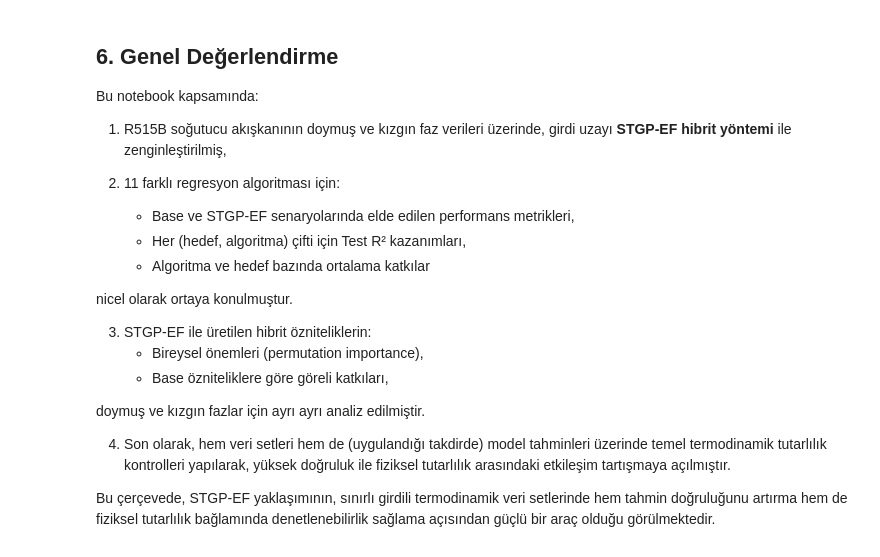
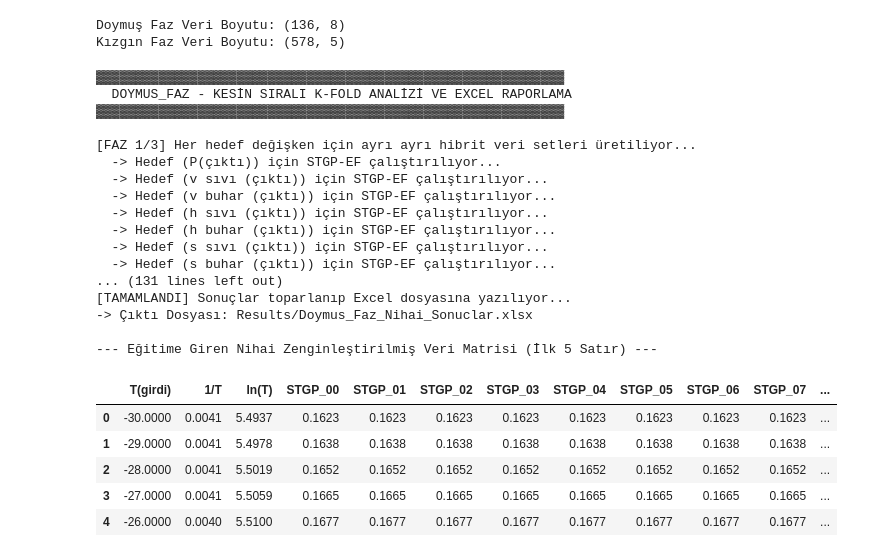
Before and after one commit to suleymangzy/Data-Engineering, a Jupyter notebook: .ipynb/Hybrid_Method.ipynb, the cells around one changed output. Saved outputs shown, nothing was run; the diff lists cells and outputs as text; code cells hidden in the pictures.

```diff
--- a/.ipynb/Hybrid_Method.ipynb
+++ b/.ipynb/Hybrid_Method.ipynb
@@ -673,30 +33,48 @@ Kızgın faz (gerçek veri) - Monotonluk özeti:
-# %% [markdown]
-## 6. Genel Değerlendirme
-
-Bu notebook kapsamında:
-
-1. R515B soğutucu akışkanının doymuş ve kızgın faz verileri üzerinde,
-   girdi uzayı **STGP‑EF hibrit yöntemi** ile zenginleştirilmiş,
-
-2. 11 farklı regresyon algoritması için:
-   - Base ve STGP‑EF senaryolarında elde edilen performans metrikleri,
-   - Her (hedef, algoritma) çifti için Test R² kazanımları,
-   - Algoritma ve hedef bazında ortalama katkılar
-
-nicel olarak ortaya konulmuştur.
-
-3. STGP‑EF ile üretilen hibrit özniteliklerin:
-   - Bireysel önemleri (permutation importance),
-   - Base özniteliklere göre göreli katkıları,
-
-doymuş ve kızgın fazlar için ayrı ayrı analiz edilmiştir.
-
-4. Son olarak, hem veri setleri hem de (uygulandığı takdirde) model
-tahminleri üzerinde temel termodinamik tutarlılık kontrolleri yapılarak,
-yüksek doğruluk ile fiziksel tutarlılık arasındaki etkileşim tartışmaya
-açılmıştır.
-
-Bu çerçevede, STGP‑EF yaklaşımının, sınırlı girdili termodinamik veri
-setlerinde hem tahmin doğruluğunu artırma hem de fiziksel tutarlılık
-bağlamında denetlenebilirlik sağlama açısından güçlü bir araç olduğu
-görülmektedir.
+# %%
+# Uyarı: Kendi dizininize ve dosya adınıza göre veri okuma kodunu güncelleyebilirsiniz.
+# Örnek okuma kodları:
+df_doymus = pd.read_csv("R515B_Ozellikler\R515B_Doymus_Ozellikleri.csv")
+df_kizgin = pd.read_csv("R515B_Ozellikler\R515B_Kizgin_Buhar.csv")
+
+print("Doymuş Faz Veri Boyutu:", df_doymus.shape)
+print("Kızgın Faz Veri Boyutu:", df_kizgin.shape)
+# %% [output]
+Doymuş Faz Veri Boyutu: (136, 8)
+Kızgın Faz Veri Boyutu: (578, 5)
+# %%
+# DOYMUŞ FAZ ANALİZİ
+# K-Fold, Performans Metrikleri, Öznitelik Katkıları ve Excel Raporlaması tek seferde çalıştırılır.
+
+sat_metrics, sat_importances, sat_final_matrix = run_unified_analysis(
+    df=df_doymus,
+    input_cols=SATURATED_INPUTS,
+    outputs_list=SATURATED_OUTPUTS,
+    dataset_name="Doymus_Faz"
+)
+
+print("\n--- Eğitime Giren Nihai Zenginleştirilmiş Veri Matrisi (İlk 5 Satır) ---")
+display(sat_final_matrix.head())
+# %% [output]
+▓▓▓▓▓▓▓▓▓▓▓▓▓▓▓▓▓▓▓▓▓▓▓▓▓▓▓▓▓▓▓▓▓▓▓▓▓▓▓▓▓▓▓▓▓▓▓▓▓▓▓▓▓▓▓▓▓▓▓▓
+  DOYMUS_FAZ - KESİN SIRALI K-FOLD ANALİZİ VE EXCEL RAPORLAMA
+▓▓▓▓▓▓▓▓▓▓▓▓▓▓▓▓▓▓▓▓▓▓▓▓▓▓▓▓▓▓▓▓▓▓▓▓▓▓▓▓▓▓▓▓▓▓▓▓▓▓▓▓▓▓▓▓▓▓▓▓
+
+[FAZ 1/3] Her hedef değişken için ayrı ayrı hibrit veri setleri üretiliyor...
+  -> Hedef (P(çıktı)) için STGP-EF çalıştırılıyor...
+  -> Hedef (v sıvı (çıktı)) için STGP-EF çalıştırılıyor...
+  -> Hedef (v buhar (çıktı)) için STGP-EF çalıştırılıyor...
+  -> Hedef (h sıvı (çıktı)) için STGP-EF çalıştırılıyor...
+  -> Hedef (h buhar (çıktı)) için STGP-EF çalıştırılıyor...
+  -> Hedef (s sıvı (çıktı)) için STGP-EF çalıştırılıyor...
+  -> Hedef (s buhar (çıktı)) için STGP-EF çalıştırılıyor...
+... (131 lines left out)
+[TAMAMLANDI] Sonuçlar toparlanıp Excel dosyasına yazılıyor...
+-> Çıktı Dosyası: Results/Doymus_Faz_Nihai_Sonuclar.xlsx
+
+--- Eğitime Giren Nihai Zenginleştirilmiş Veri Matrisi (İlk 5 Satır) ---
+|  | T(girdi) | 1/T | ln(T) | STGP_00 | STGP_01 | STGP_02 | STGP_03 | STGP_04 | STGP_05 | STGP_06 | STGP_07 | ... |
+| 0 | -30.0000 | 0.0041 | 5.4937 | 0.1623 | 0.1623 | 0.1623 | 0.1623 | 0.1623 | 0.1623 | 0.1623 | 0.1623 | ... |
+| 1 | -29.0000 | 0.0041 | 5.4978 | 0.1638 | 0.1638 | 0.1638 | 0.1638 | 0.1638 | 0.1638 | 0.1638 | 0.1638 | ... |
+| 2 | -28.0000 | 0.0041 | 5.5019 | 0.1652 | 0.1652 | 0.1652 | 0.1652 | 0.1652 | 0.1652 | 0.1652 | 0.1652 | ... |
+| 3 | -27.0000 | 0.0041 | 5.5059 | 0.1665 | 0.1665 | 0.1665 | 0.1665 | 0.1665 | 0.1665 | 0.1665 | 0.1665 | ... |
+| 4 | -26.0000 | 0.0040 | 5.5100 | 0.1677 | 0.1677 | 0.1677 | 0.1677 | 0.1677 | 0.1677 | 0.1677 | 0.1677 | ... |
```
Also changed, not shown: parts of 34 cells of this notebook, 3 other files.
